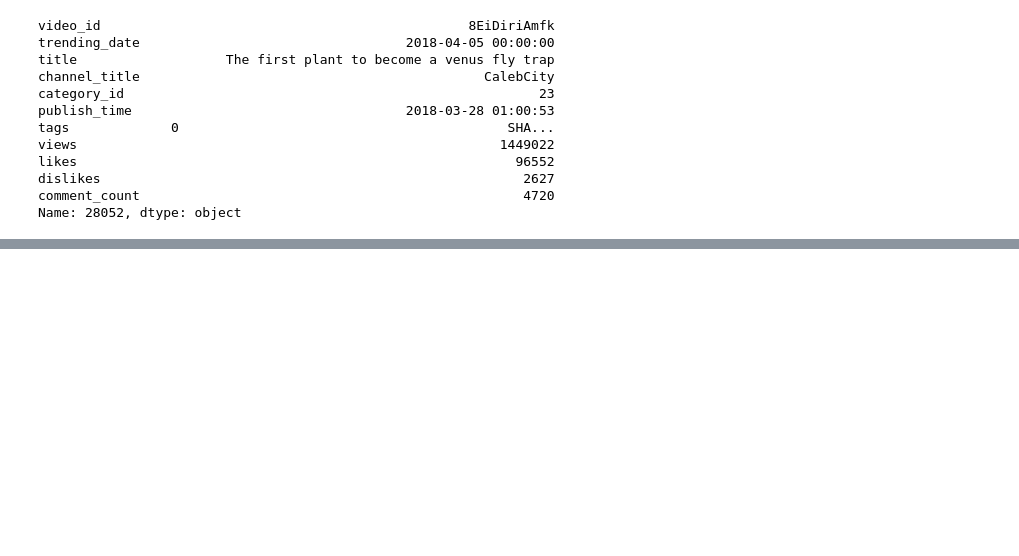
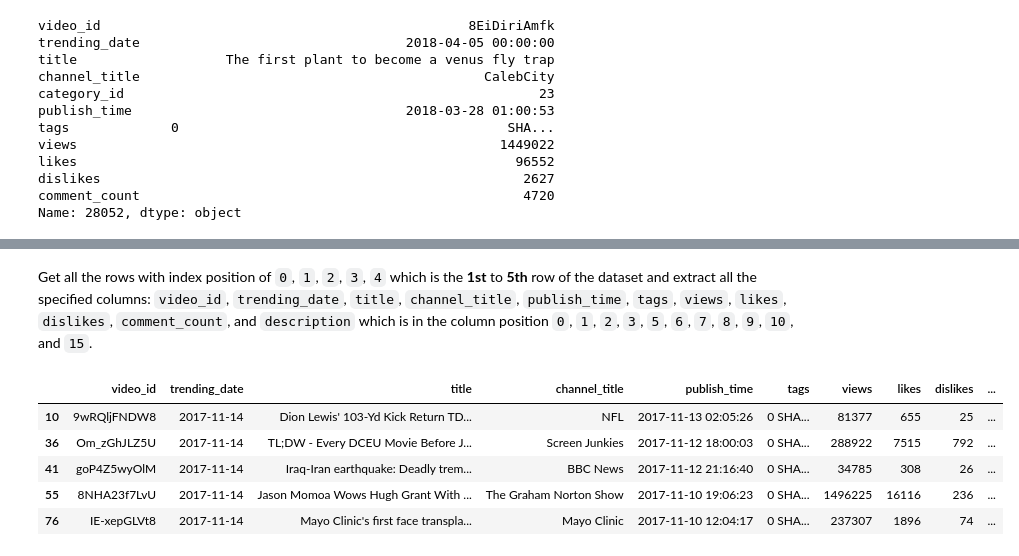
Before and after one commit to christiane-bacani/applied-data-science, a Jupyter notebook: mini-projects/pandas_loc-iloc/notebooks/pandas_loc-iloc.ipynb, the cells around one changed output, grey strips where cells are left out. Saved outputs shown, nothing was run; the diff lists cells and outputs as text; code cells hidden in the pictures; blank space fills up the shorter version.

```diff
--- a/mini-projects/pandas_loc-iloc/notebooks/pandas_loc-iloc.ipynb
+++ b/mini-projects/pandas_loc-iloc/notebooks/pandas_loc-iloc.ipynb
@@ -551,0 +611,11 @@ Name: 28052, dtype: object
+# %% [markdown]
+Get all the rows with index position of `0`, `1`, `2`, `3`, `4` which is the **1st** to **5th** row of the dataset and extract all the specified columns: `video_id`, `trending_date`, `title`, `channel_title`, `publish_time`, `tags`, `views`, `likes`, `dislikes`, `comment_count`, and `description` which is in the column position `0`, `1`, `2`, `3`, `5`, `6`, `7`, `8`, `9`, `10`, and `15`.
+# %%
+display(USvideos.iloc[[0, 1, 2, 3, 4], [0, 1, 2, 3, 5, 6, 7, 8, 9, 10, 15]])
+# %% [output]
+|  | video_id | trending_date | title | channel_title | publish_time | tags | views | likes | dislikes | ... |
+| 10 | 9wRQljFNDW8 | 2017-11-14 | Dion Lewis' 103-Yd Kick Return TD... | NFL | 2017-11-13 02:05:26 | 0 SHA... | 81377 | 655 | 25 | ... |
+| 36 | Om_zGhJLZ5U | 2017-11-14 | TL;DW - Every DCEU Movie Before J... | Screen Junkies | 2017-11-12 18:00:03 | 0 SHA... | 288922 | 7515 | 792 | ... |
+| 41 | goP4Z5wyOlM | 2017-11-14 | Iraq-Iran earthquake: Deadly trem... | BBC News | 2017-11-12 21:16:40 | 0 SHA... | 34785 | 308 | 26 | ... |
+| 55 | 8NHA23f7LvU | 2017-11-14 | Jason Momoa Wows Hugh Grant With ... | The Graham Norton Show | 2017-11-10 19:06:23 | 0 SHA... | 1496225 | 16116 | 236 | ... |
+| 76 | IE-xepGLVt8 | 2017-11-14 | Mayo Clinic's first face transpla... | Mayo Clinic | 2017-11-10 12:04:17 | 0 SHA... | 237307 | 1896 | 74 | ... |
```
Also changed, not shown: parts of 9 cells of this notebook.
